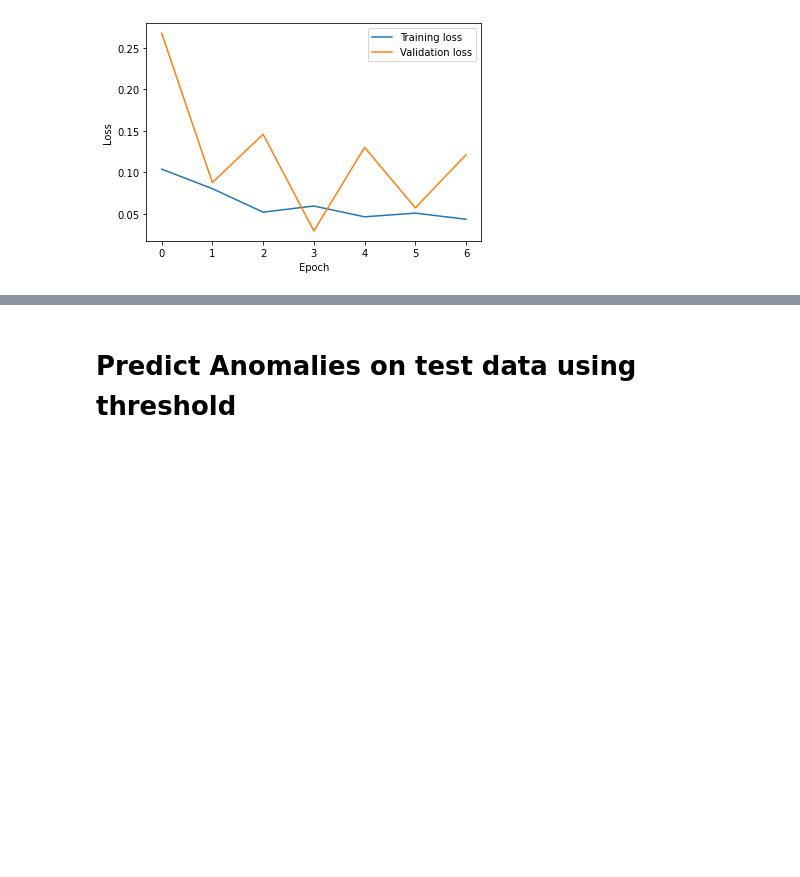
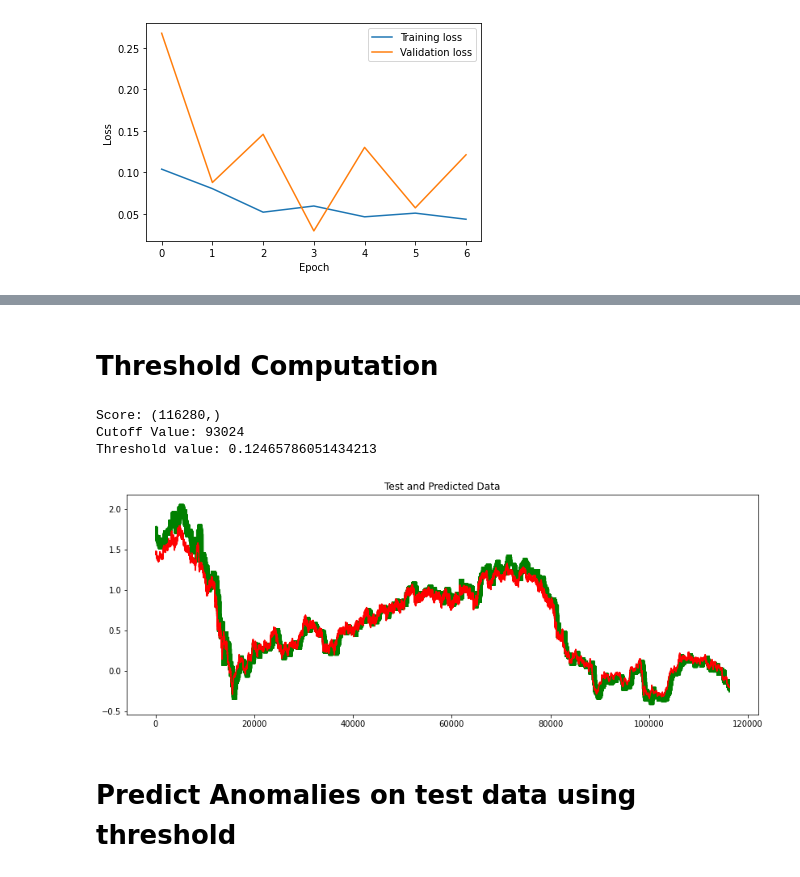
Before and after one commit to Sagar-modelling/LSTM_Autoencoders, a Jupyter notebook: autoencoder_anomaly.ipynb, the cells around one changed output, grey strips where cells are left out. Drawn from its saved outputs; the diff is of its cells as text; code cells hidden in the pictures; blank space fills up the shorter version.

```diff
--- a/autoencoder_anomaly.ipynb
+++ b/autoencoder_anomaly.ipynb
@@ -472,3 +509,27 @@ Reconstruction error threshold: 0.3
+# %% [markdown]
+# Threshold Computation
+# %%
+thresh = np.linalg.norm(testX - pred, axis = 1)
+
+scores = thresh.copy()
+print('Score:', scores.shape)
+scores.sort()
+cutoff = int(0.80*len(scores))
+print("Cutoff Value:", cutoff)
+threshold = scores[cutoff]
+print("Threshold value:", threshold)
+# %% [output]
+Score: (116280,)
+Cutoff Value: 93024
+Threshold value: 0.12465786051434213
+# %%
+plt.figure(figsize = (14,5))
+plt.plot(testX, color = 'green')
+plt.plot(pred, color = 'red')
+plt.title("Test and Predicted Data")
+plt.show()
+# %% [output]
+[figure, added]
 # %% [markdown]
 # Predict Anomalies on test data using threshold
 # %%
```
Also changed, not shown: parts of 8 cells of this notebook.
